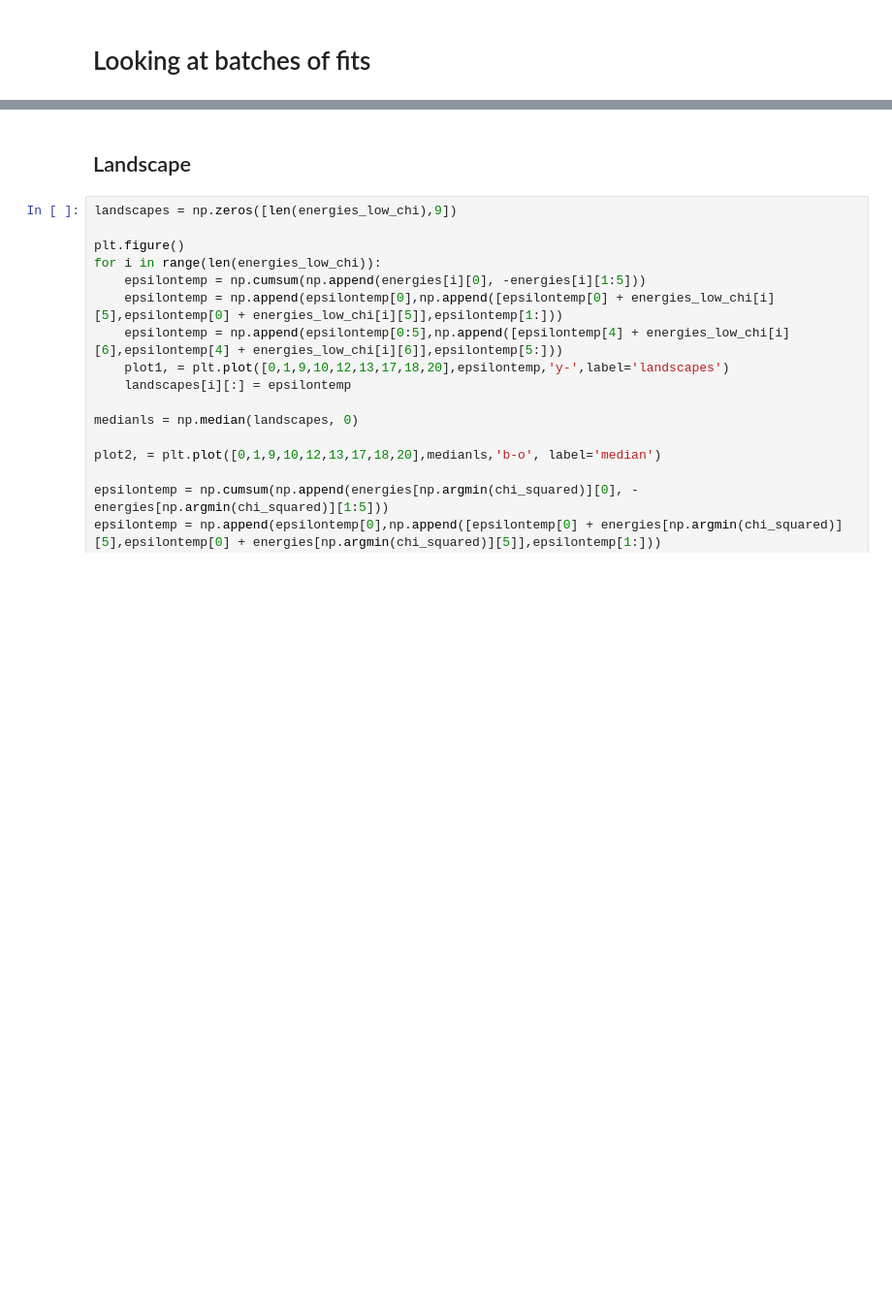
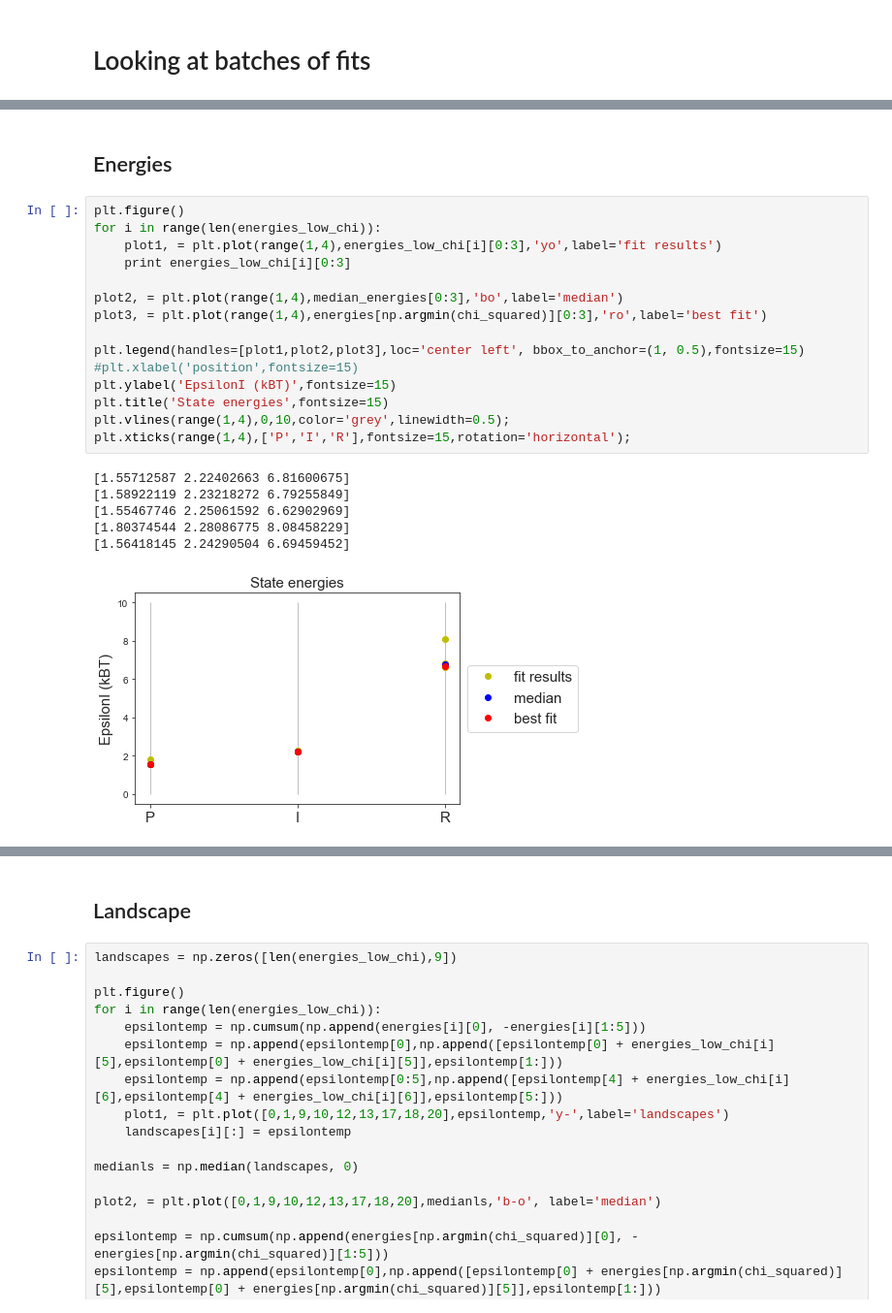
Before and after one commit to martin-depken/Energy-Landscape, a Jupyter notebook: predict_pclv_Stijn/Toy_model/visualise_fits.ipynb, the cells around one changed output, grey strips where cells are left out. Shown at 97% size. Saved outputs shown, nothing was run; the diff lists cells and outputs as text; blank space fills up the shorter version.

```diff
--- a/predict_pclv_Stijn/Toy_model/visualise_fits.ipynb
+++ b/predict_pclv_Stijn/Toy_model/visualise_fits.ipynb
@@ -298,0 +269,24 @@ print len(final_par_low_chi)
+# %% [markdown]
+## Energies
+# %%
+plt.figure()
+for i in range(len(energies_low_chi)):
+    plot1, = plt.plot(range(1,4),energies_low_chi[i][0:3],'yo',label='fit results')
+    print energies_low_chi[i][0:3]
+
+plot2, = plt.plot(range(1,4),median_energies[0:3],'bo',label='median')
+plot3, = plt.plot(range(1,4),energies[np.argmin(chi_squared)][0:3],'ro',label='best fit')
+
+plt.legend(handles=[plot1,plot2,plot3],loc='center left', bbox_to_anchor=(1, 0.5),fontsize=15)
+#plt.xlabel('position',fontsize=15)
+plt.ylabel('EpsilonI (kBT)',fontsize=15)
+plt.title('State energies',fontsize=15)
+plt.vlines(range(1,4),0,10,color='grey',linewidth=0.5);
+plt.xticks(range(1,4),['P','I','R'],fontsize=15,rotation='horizontal');
+# %% [output]
+[1.55712587 2.22402663 6.81600675]
+[1.58922119 2.23218272 6.79255849]
+[1.55467746 2.25061592 6.62902969]
+[1.80374544 2.28086775 8.08458229]
+[1.56418145 2.24290504 6.69459452]
+[figure, added]
```
Also changed, not shown: parts of 16 cells of this notebook, 5 other files.
